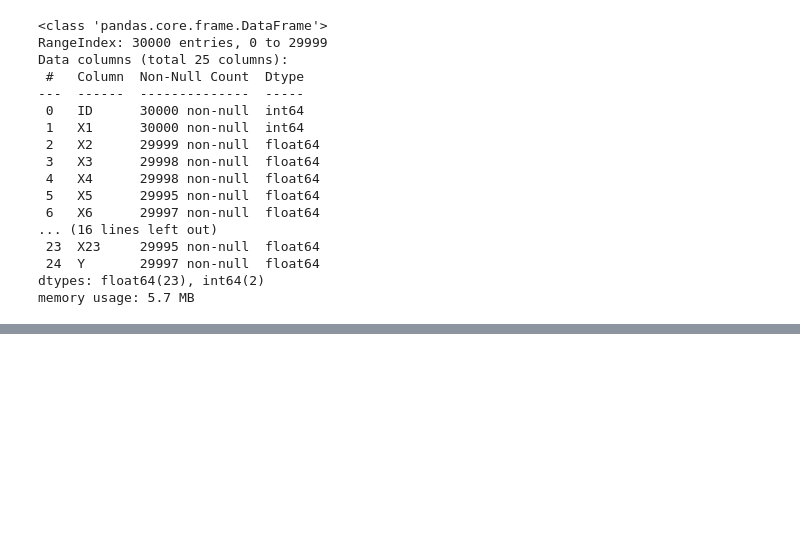
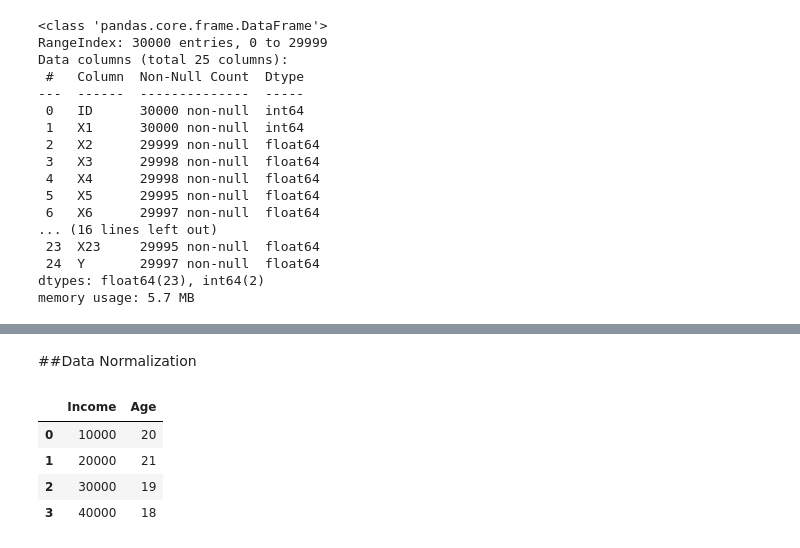
Before and after one commit to PosgradoMNA/actividades-de-aprendizaje-HumbertoLozano, a Jupyter notebook: DataAnalysisWithPython_HumbertoLozano.ipynb, the cells around one changed output, grey strips where cells are left out. Saved outputs shown, nothing was run; the diff lists cells and outputs as text; code cells hidden in the pictures; blank space fills up the shorter version.

```diff
--- a/DataAnalysisWithPython_HumbertoLozano.ipynb
+++ b/DataAnalysisWithPython_HumbertoLozano.ipynb
@@ -127,0 +192,13 @@ memory usage: 5.7 MB
+# %% [markdown]
+##Data Normalization
+# %%
+data = {'Income':[10000, 20000, 30000, 40000],
+        'Age':[20, 21, 19, 18]}
+df1 = pd.DataFrame(data)
+df1
+# %% [output]
+|  | Income | Age |
+| 0 | 10000 | 20 |
+| 1 | 20000 | 21 |
+| 2 | 30000 | 19 |
+| 3 | 40000 | 18 |
```
Also changed, not shown: parts of 25 cells of this notebook, 3 other files.
